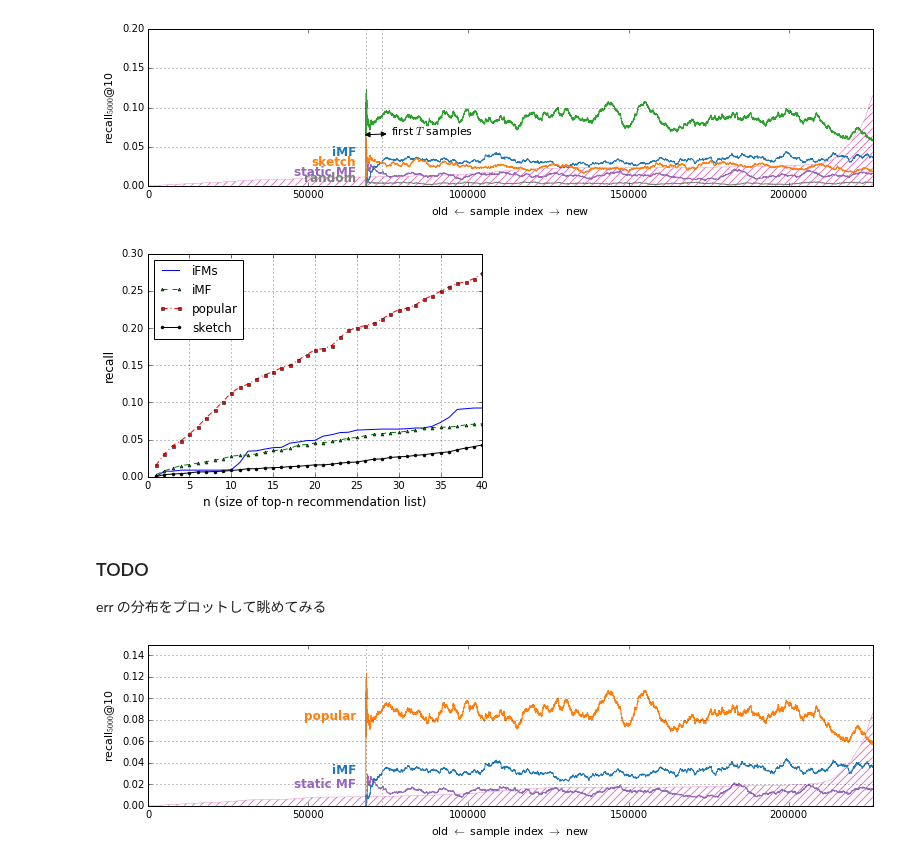
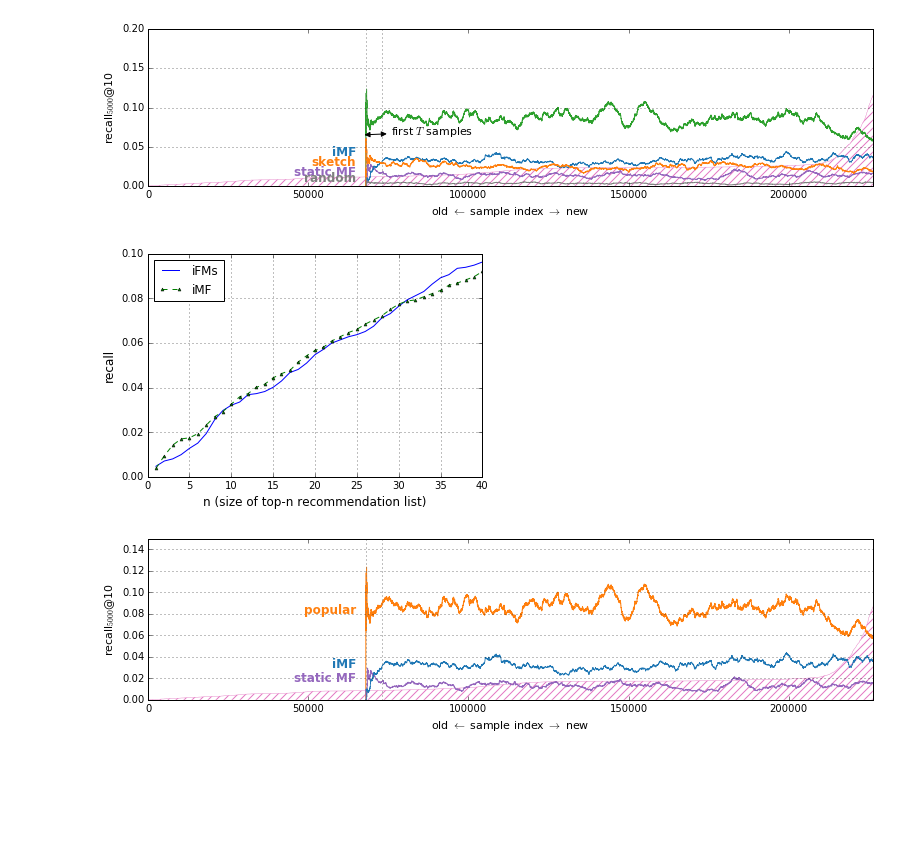
Before and after one commit to takuti/stream-recommender, a Jupyter notebook: paper-sketch.ipynb, the cells around one changed output. Cells and saved outputs as stored; diff of their text form; code cells hidden in the pictures; blank space fills up the shorter version.

```diff
--- a/paper-sketch.ipynb
+++ b/paper-sketch.ipynb
@@ -227,35 +227,33 @@ plt.tight_layout()
 # %% [output]
 [figure]
 # %%
-recall_iFMs = [0.0, 0.00754716981132, 0.00754716981132, 0.00896226415094, 0.00896226415094, 0.00896226415094, 0.00896226415094, 0.00896226415094, 0.00896226415094, 0.00943396226415, 0.0188679245283, 0.0344339622642, 0.0349056603774, 0.0372641509434, 0.0391509433962, 0.0396226415094, 0.0452830188679, 0.0466981132075, 0.0485849056604, 0.0490566037736, 0.0547169811321, 0.0566037735849, 0.0594339622642, 0.0599056603774, 0.0627358490566, 0.0632075471698, 0.063679245283, 0.0641509433962, 0.0641509433962, 0.0641509433962, 0.0646226415094, 0.0655660377358, 0.0655660377358, 0.0679245283019, 0.0731132075472, 0.0797169811321, 0.0905660377358, 0.0915094339623, 0.0924528301887, 0.0924528301887]
-recall_iMF = [0.00283018867925, 0.00801886792453, 0.0117924528302, 0.0150943396226, 0.0165094339623, 0.0183962264151, 0.0202830188679, 0.022641509434, 0.0245283018868, 0.0278301886792, 0.0287735849057, 0.0292452830189, 0.0306603773585, 0.0330188679245, 0.0353773584906, 0.0358490566038, 0.0382075471698, 0.0424528301887, 0.0433962264151, 0.0452830188679, 0.0457547169811, 0.047641509434, 0.0495283018868, 0.0518867924528, 0.0528301886792, 0.0551886792453, 0.0570754716981, 0.0580188679245, 0.0594339622642, 0.0599056603774, 0.061320754717, 0.0627358490566, 0.0655660377358, 0.0660377358491, 0.0665094339623, 0.0669811320755, 0.0679245283019, 0.0698113207547, 0.0707547169811, 0.0712264150943]
-recall_popular = [0.0155660377358, 0.0306603773585, 0.0419811320755, 0.0485849056604, 0.0575471698113, 0.0674528301887, 0.0792452830189, 0.0900943396226, 0.100943396226, 0.11320754717, 0.120283018868, 0.124528301887, 0.131132075472, 0.137264150943, 0.141037735849, 0.146698113208, 0.15, 0.156603773585, 0.164150943396, 0.170754716981, 0.172169811321, 0.17641509434, 0.187264150943, 0.196698113208, 0.200471698113, 0.203301886792, 0.206132075472, 0.21179245283, 0.219339622642, 0.224528301887, 0.22641509434, 0.231132075472, 0.238679245283, 0.243396226415, 0.249528301887, 0.255188679245, 0.259905660377, 0.26179245283, 0.266509433962, 0.274528301887]
-recall_sketch = [0.000471698113208, 0.00283018867925, 0.00377358490566, 0.00424528301887, 0.00518867924528, 0.00660377358491, 0.00660377358491, 0.00707547169811, 0.00754716981132, 0.00849056603774, 0.00943396226415, 0.0108490566038, 0.0108490566038, 0.0117924528302, 0.0122641509434, 0.0127358490566, 0.013679245283, 0.0141509433962, 0.0150943396226, 0.0160377358491, 0.0160377358491, 0.0169811320755, 0.0183962264151, 0.0193396226415, 0.0198113207547, 0.0216981132075, 0.0235849056604, 0.0240566037736, 0.0259433962264, 0.0268867924528, 0.027358490566, 0.0287735849057, 0.0297169811321, 0.0311320754717, 0.0325471698113, 0.0334905660377, 0.036320754717, 0.038679245283, 0.0405660377358, 0.0429245283019]
+# ML100k
+recall_iFMs = [0.00471698113208, 0.00707547169811, 0.00801886792453, 0.00990566037736, 0.0127358490566, 0.0150943396226, 0.0193396226415, 0.0254716981132, 0.0297169811321, 0.0320754716981, 0.0334905660377, 0.0367924528302, 0.0372641509434, 0.0382075471698, 0.0400943396226, 0.0429245283019, 0.0466981132075, 0.0481132075472, 0.0509433962264, 0.0547169811321, 0.0570754716981, 0.0599056603774, 0.061320754717, 0.0627358490566, 0.063679245283, 0.0650943396226, 0.0674528301887, 0.0712264150943, 0.0731132075472, 0.0764150943396, 0.0792452830189, 0.0811320754717, 0.0830188679245, 0.086320754717, 0.0891509433962, 0.0905660377358, 0.0933962264151, 0.0938679245283, 0.0948113207547, 0.0962264150943]
+recall_iMF = [0.00377358490566, 0.00943396226415, 0.0141509433962, 0.0169811320755, 0.0174528301887, 0.0193396226415, 0.0231132075472, 0.0268867924528, 0.0292452830189, 0.0325471698113, 0.0358490566038, 0.0372641509434, 0.0400943396226, 0.0415094339623, 0.0443396226415, 0.0462264150943, 0.047641509434, 0.0514150943396, 0.0542452830189, 0.0566037735849, 0.0580188679245, 0.0608490566038, 0.0627358490566, 0.0646226415094, 0.0660377358491, 0.0683962264151, 0.0702830188679, 0.0721698113208, 0.075, 0.077358490566, 0.0787735849057, 0.0792452830189, 0.0806603773585, 0.0820754716981, 0.0834905660377, 0.0858490566038, 0.0867924528302, 0.0882075471698, 0.0896226415094, 0.0919811320755]
+
+# recall_popular = [0.0155660377358, 0.0306603773585, 0.0419811320755, 0.0485849056604, 0.0575471698113, 0.0674528301887, 0.0792452830189, 0.0900943396226, 0.100943396226, 0.11320754717, 0.120283018868, 0.124528301887, 0.131132075472, 0.137264150943, 0.141037735849, 0.146698113208, 0.15, 0.156603773585, 0.164150943396, 0.170754716981, 0.172169811321, 0.17641509434, 0.187264150943, 0.196698113208, 0.200471698113, 0.203301886792, 0.206132075472, 0.21179245283, 0.219339622642, 0.224528301887, 0.22641509434, 0.231132075472, 0.238679245283, 0.243396226415, 0.249528301887, 0.255188679245, 0.259905660377, 0.26179245283, 0.266509433962, 0.274528301887]
+# recall_sketch = [0.000471698113208, 0.00283018867925, 0.00377358490566, 0.00424528301887, 0.00518867924528, 0.00660377358491, 0.00660377358491, 0.00707547169811, 0.00754716981132, 0.00849056603774, 0.00943396226415, 0.0108490566038, 0.0108490566038, 0.0117924528302, 0.0122641509434, 0.0127358490566, 0.013679245283, 0.0141509433962, 0.0150943396226, 0.0160377358491, 0.0160377358491, 0.0169811320755, 0.0183962264151, 0.0193396226415, 0.0198113207547, 0.0216981132075, 0.0235849056604, 0.0240566037736, 0.0259433962264, 0.0268867924528, 0.027358490566, 0.0287735849057, 0.0297169811321, 0.0311320754717, 0.0325471698113, 0.0334905660377, 0.036320754717, 0.038679245283, 0.0405660377358, 0.0429245283019]
 # %%
 # compare recall@n in the batch evaluation step
 
 fig, ax = plt.subplots()
 
 x = np.arange(1, 41)
 ax.plot(x, recall_iFMs, label='iFMs')
 ax.plot(x, recall_iMF, label='iMF')
-ax.plot(x, recall_popular, label='popular')
-ax.plot(x, recall_sketch, label='sketch')
+# ax.plot(x, recall_popular, label='popular')
+# ax.plot(x, recall_sketch, label='sketch')
 
 ax.set_xlabel("n (size of top-n recommendation list)")
 ax.set_ylabel("recall")
 ax.grid(True)
 ax.legend(loc='upper left').get_frame().set_facecolor('white')
 correctColors(ax, 'bgrk')
 correctColors(ax.get_legend(), 'bgrk')
 setAxLinesBW(ax, bw=False)
 plt.show()
 # %% [output]
-[figure, old version]
+[figure, new version]
-# %% [markdown]
-### TODO
-
-err の分布をプロットして眺めてみる
 # %%
 fig, ax = plt.subplots()
 
```
Also changed, not shown: parts of 9 cells of this notebook.
